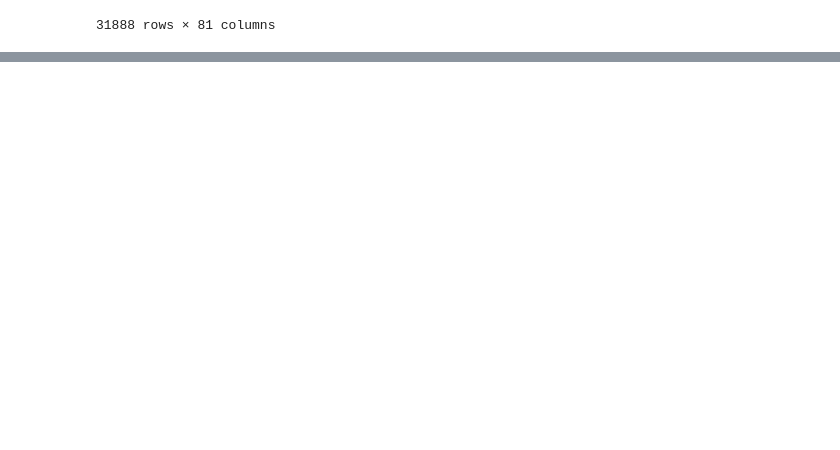
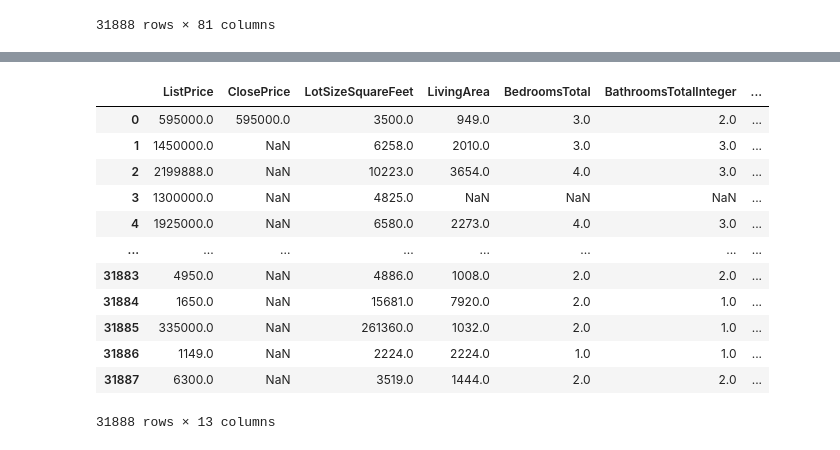
Before and after one commit to DeeptiKhetan/idx-data-analyst, a Jupyter notebook: analysis.ipynb, the cells around one changed output, grey strips where cells are left out. Saved outputs shown, nothing was run; the diff lists cells and outputs as text; code cells hidden in the pictures; blank space fills up the shorter version.

```diff
--- a/analysis.ipynb
+++ b/analysis.ipynb
@@ -87,0 +165,17 @@ df_listings
+# %%
+df_listing_new= df_listings[["ListPrice","ClosePrice", "LotSizeSquareFeet","LivingArea", "BedroomsTotal", "BathroomsTotalInteger","PropertyType", "DaysOnMarket", "ListAgentFirstName","ListAgentLastName", "ListAgentFullName","ListOfficeName","CoListOfficeName"]].copy()
+df_listing_new
+# %% [output]
+|  | ListPrice | ClosePrice | LotSizeSquareFeet | LivingArea | BedroomsTotal | BathroomsTotalInteger | ... |
+| 0 | 595000.0 | 595000.0 | 3500.0 | 949.0 | 3.0 | 2.0 | ... |
+| 1 | 1450000.0 | NaN | 6258.0 | 2010.0 | 3.0 | 3.0 | ... |
+| 2 | 2199888.0 | NaN | 10223.0 | 3654.0 | 4.0 | 3.0 | ... |
+| 3 | 1300000.0 | NaN | 4825.0 | NaN | NaN | NaN | ... |
+| 4 | 1925000.0 | NaN | 6580.0 | 2273.0 | 4.0 | 3.0 | ... |
+| ... | ... | ... | ... | ... | ... | ... | ... |
+| 31883 | 4950.0 | NaN | 4886.0 | 1008.0 | 2.0 | 2.0 | ... |
+| 31884 | 1650.0 | NaN | 15681.0 | 7920.0 | 2.0 | 1.0 | ... |
+| 31885 | 335000.0 | NaN | 261360.0 | 1032.0 | 2.0 | 1.0 | ... |
+| 31886 | 1149.0 | NaN | 2224.0 | 2224.0 | 1.0 | 1.0 | ... |
+| 31887 | 6300.0 | NaN | 3519.0 | 1444.0 | 2.0 | 2.0 | ... |
+31888 rows × 13 columns
```
Also changed, not shown: parts of 12 cells of this notebook.
